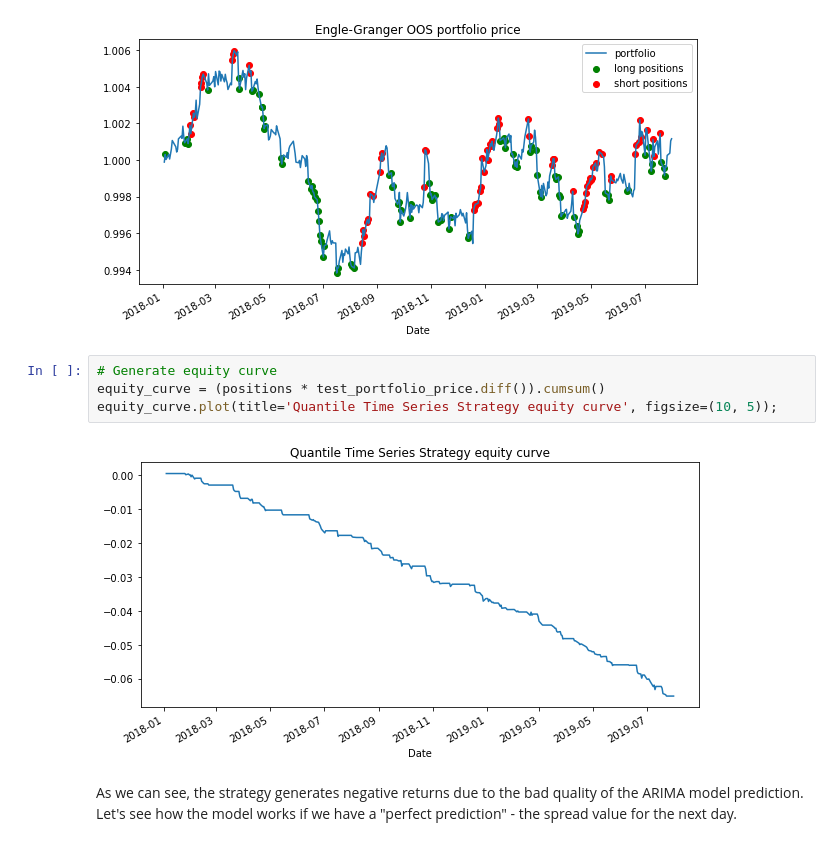
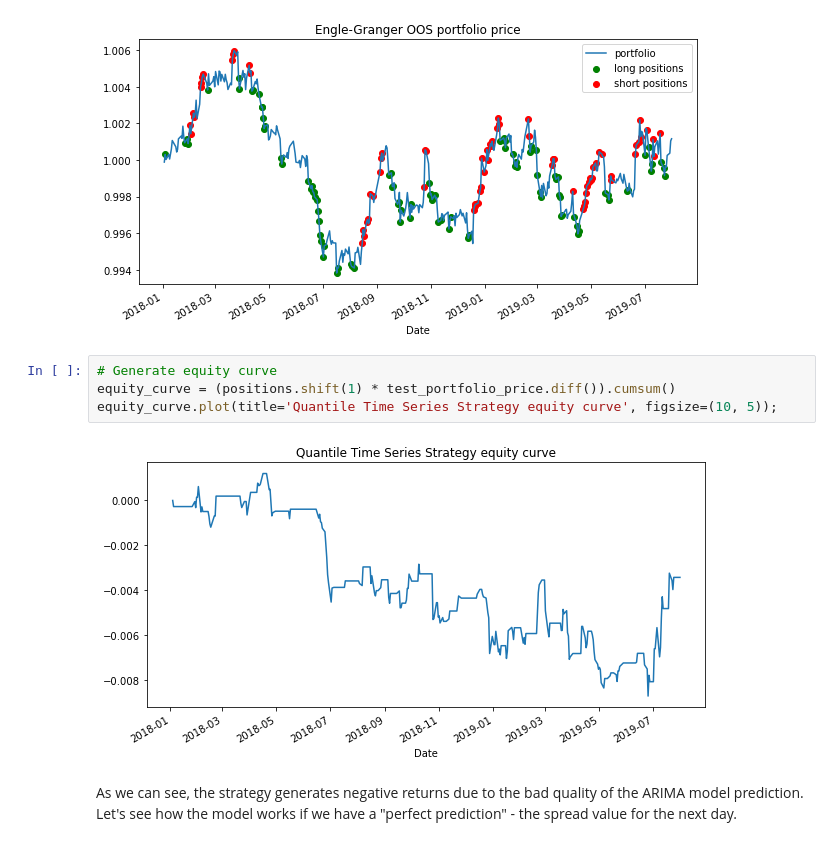
Before and after one commit to hudson-and-thames/arbitrage_research, a Jupyter notebook: Time Series Approach/quantile_time_series.ipynb, the cells around one changed output. Drawn from its saved outputs; the diff is of its cells as text.

```diff
--- a/Other Approaches/quantile_time_series.ipynb
+++ b/Time Series Approach/quantile_time_series.ipynb
@@ -265,10 +265,10 @@ plt.legend(loc='best');
 [figure]
 # %%
 # Generate equity curve
-equity_curve = (positions * test_portfolio_price.diff()).cumsum()
+equity_curve = (positions.shift(1) * test_portfolio_price.diff()).cumsum()
 equity_curve.plot(title='Quantile Time Series Strategy equity curve', figsize=(10, 5));
 # %% [output]
-[figure, old version]
+[figure, new version]
 # %% [markdown]
 As we can see, the strategy generates negative returns due to the bad quality of the ARIMA model prediction. Let's see how the model works if we have a "perfect prediction" - the spread value for the next day.
 # %% [markdown]
```
Also changed, not shown: parts of 4 cells of this notebook, 2 other files.
